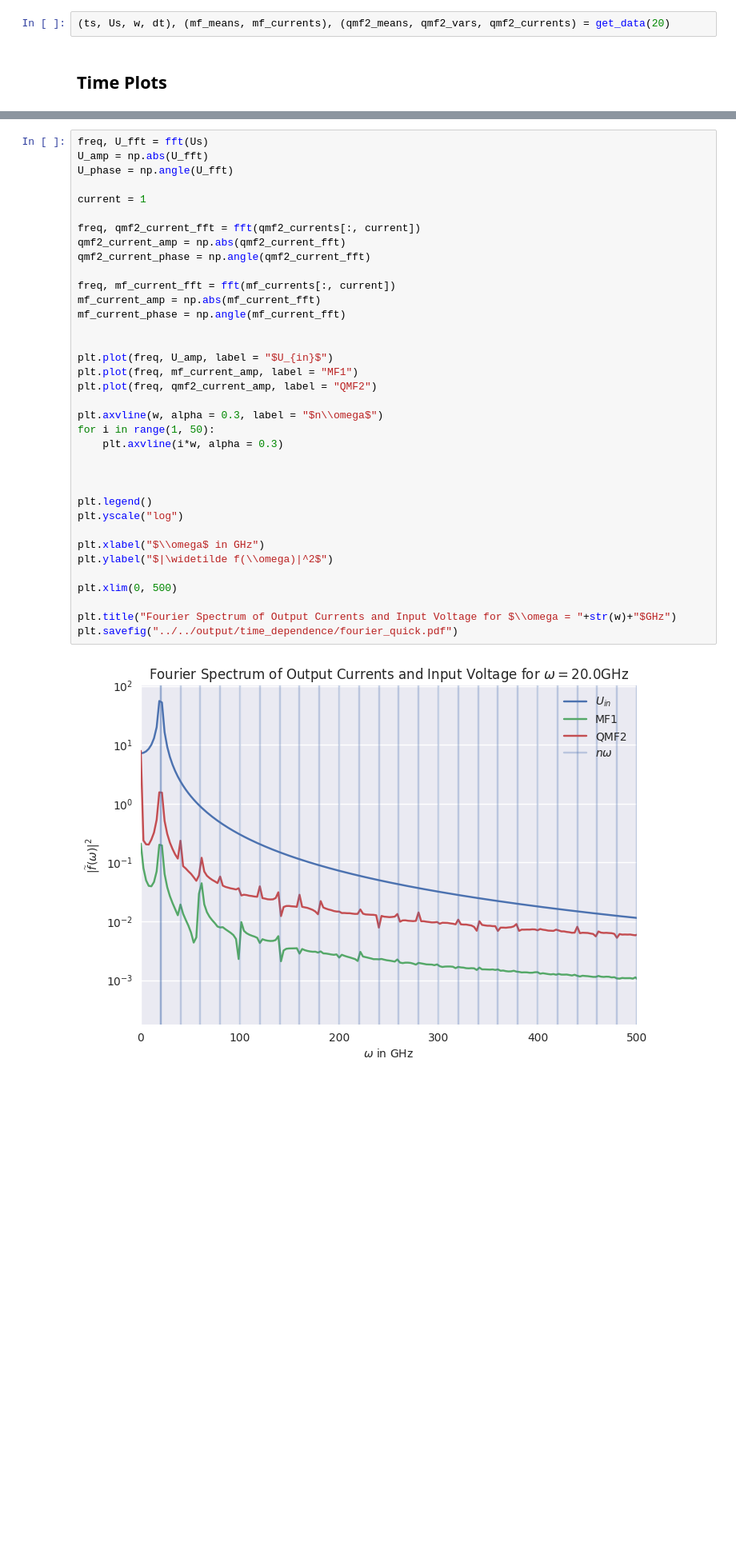
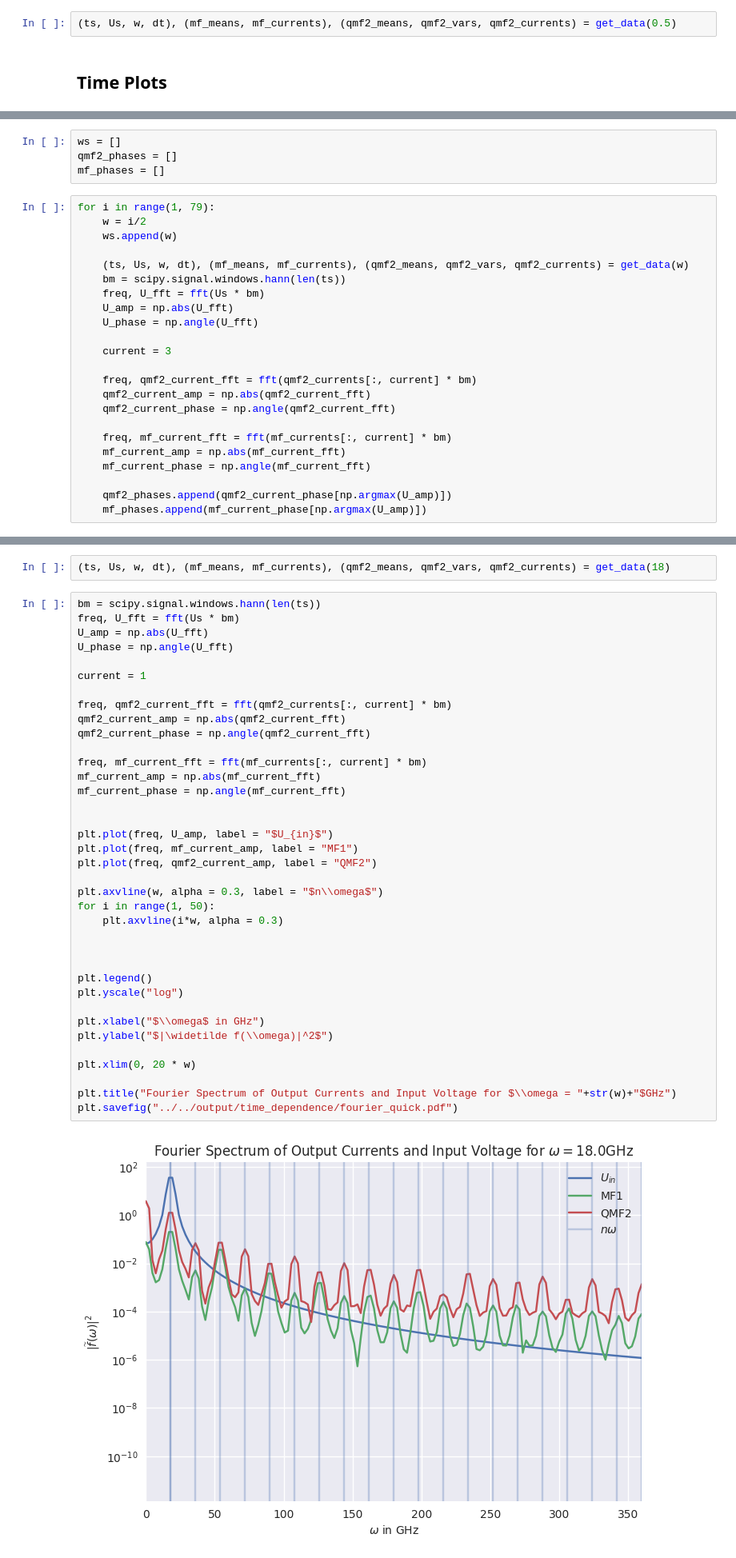
Before and after one commit to evanwonisch/NanoNetsMF, a Jupyter notebook: run/time_dependency/oscillations.ipynb, the cells around one changed output, grey strips where cells are left out. Shown at 80% size. Saved outputs shown, nothing was run; the diff lists cells and outputs as text; blank space fills up the shorter version.

```diff
--- a/run/time_dependency/oscillations.ipynb
+++ b/run/time_dependency/oscillations.ipynb
@@ -60,6 +61,6 @@ def get_data(w):
 # %% [markdown]
 ## Analysis
 # %%
-(ts, Us, w, dt), (mf_means, mf_currents), (qmf2_means, qmf2_vars, qmf2_currents) = get_data(20)
+(ts, Us, w, dt), (mf_means, mf_currents), (qmf2_means, qmf2_vars, qmf2_currents) = get_data(0.5)
 # %% [markdown]
 ## Time Plots
@@ -166,0 +204,27 @@ def fft_phase(signal):
+# %%
+ws = []
+qmf2_phases = []
+mf_phases = []
+# %%
+for i in range(1, 79):
+    w = i/2
+    ws.append(w)
+
+    (ts, Us, w, dt), (mf_means, mf_currents), (qmf2_means, qmf2_vars, qmf2_currents) = get_data(w)
+    bm = scipy.signal.windows.hann(len(ts))
+    freq, U_fft = fft(Us * bm)
+    U_amp = np.abs(U_fft)
+    U_phase = np.angle(U_fft)
+
+    current = 3
+
+    freq, qmf2_current_fft = fft(qmf2_currents[:, current] * bm)
+    qmf2_current_amp = np.abs(qmf2_current_fft)
+    qmf2_current_phase = np.angle(qmf2_current_fft)
+
+    freq, mf_current_fft = fft(mf_currents[:, current] * bm)
+    mf_current_amp = np.abs(mf_current_fft)
+    mf_current_phase = np.angle(mf_current_fft)
+
+    qmf2_phases.append(qmf2_current_phase[np.argmax(U_amp)])
+    mf_phases.append(mf_current_phase[np.argmax(U_amp)])
@@ -167,38 +255,41 @@ def fft_phase(signal):
+# %%
+(ts, Us, w, dt), (mf_means, mf_currents), (qmf2_means, qmf2_vars, qmf2_currents) = get_data(18)
 # %%
-freq, U_fft = fft(Us)
+bm = scipy.signal.windows.hann(len(ts))
+freq, U_fft = fft(Us * bm)
 U_amp = np.abs(U_fft)
 U_phase = np.angle(U_fft)
 
 current = 1
 
-freq, qmf2_current_fft = fft(qmf2_currents[:, current])
+freq, qmf2_current_fft = fft(qmf2_currents[:, current] * bm)
 qmf2_current_amp = np.abs(qmf2_current_fft)
 qmf2_current_phase = np.angle(qmf2_current_fft)
 
-freq, mf_current_fft = fft(mf_currents[:, current])
+freq, mf_current_fft = fft(mf_currents[:, current] * bm)
 mf_current_amp = np.abs(mf_current_fft)
 mf_current_phase = np.angle(mf_current_fft)
 
 
 plt.plot(freq, U_amp, label = "$U_{in}$")
 plt.plot(freq, mf_current_amp, label = "MF1")
 plt.plot(freq, qmf2_current_amp, label = "QMF2")
 
 plt.axvline(w, alpha = 0.3, label = "$n\\omega$")
 for i in range(1, 50):
     plt.axvline(i*w, alpha = 0.3)
 
 
 
 plt.legend()
 plt.yscale("log")
 
 plt.xlabel("$\\omega$ in GHz")
 plt.ylabel("$|\widetilde f(\\omega)|^2$")
 
-plt.xlim(0, 500)
+plt.xlim(0, 20 * w)
 
 plt.title("Fourier Spectrum of Output Currents and Input Voltage for $\\omega = "+str(w)+"$GHz")
 plt.savefig("../../output/time_dependence/fourier_quick.pdf")
 # %% [output]
-[figure, old version]
+[figure, new version]
```
Also changed, not shown: parts of 17 cells of this notebook, 11 other files.
